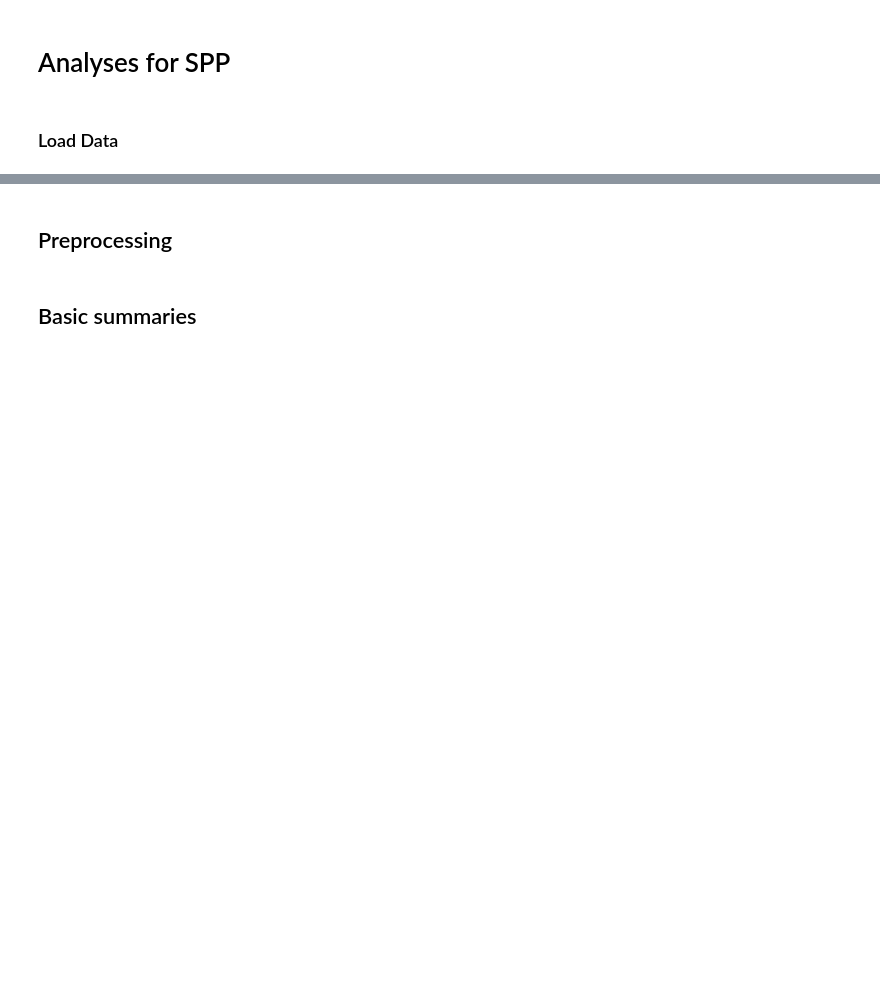
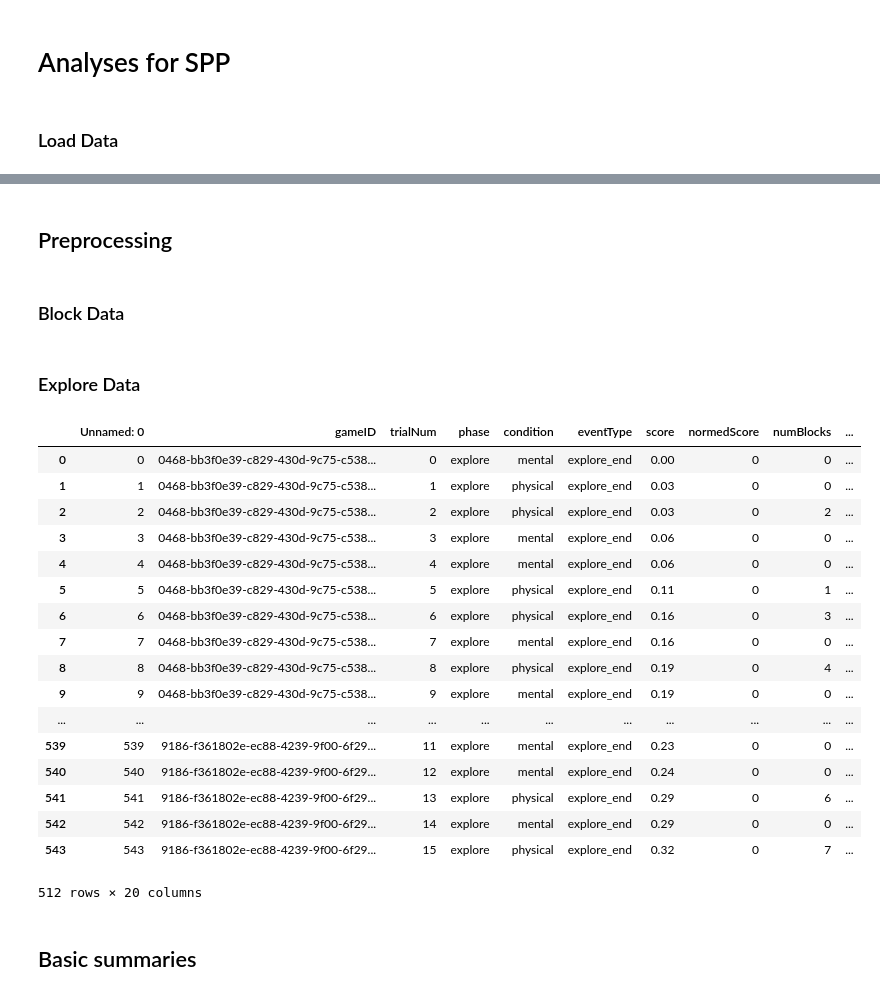
Before and after one commit to cogtoolslab/block_construction, a Jupyter notebook: analysis/will/block_silhouette_SPP2020.ipynb, the cells around one changed output, grey strips where cells are left out. Cells and saved outputs as stored; diff of their text form; code cells hidden in the pictures; blank space fills up the shorter version.

```diff
--- a/analysis/will/block_silhouette_SPP2020.ipynb
+++ b/analysis/will/block_silhouette_SPP2020.ipynb
@@ -90,3 +90,7 @@ dfs = dfs[~dfs.gameID.isin(low_scores)]
+# %% [markdown]
+## Preprocessing
+# %% [markdown]
+### Block Data
 # %%
 # Add a condition for physical with 0 actions
 dfs['extendedCondition'] = dfs['condition']
@@ -103,8 +107,29 @@ dfs['time_bin'] = np.round_(dfs['timePlaced']/10000)*10000
 
 dfs_build = dfs[dfs.phase == 'build']
 dfs_explore = dfs[dfs.phase == 'explore']
-# %% [markdown]
-## Preprocessing
+# %% [markdown]
+### Explore Data
+# %%
+dfe
+# %% [output]
+|  | Unnamed: 0 | gameID | trialNum | phase | condition | eventType | score | normedScore | numBlocks | ... |
+| 0 | 0 | 0468-bb3f0e39-c829-430d-9c75-c538... | 0 | explore | mental | explore_end | 0.00 | 0 | 0 | ... |
+| 1 | 1 | 0468-bb3f0e39-c829-430d-9c75-c538... | 1 | explore | physical | explore_end | 0.03 | 0 | 0 | ... |
+| 2 | 2 | 0468-bb3f0e39-c829-430d-9c75-c538... | 2 | explore | physical | explore_end | 0.03 | 0 | 2 | ... |
+| 3 | 3 | 0468-bb3f0e39-c829-430d-9c75-c538... | 3 | explore | mental | explore_end | 0.06 | 0 | 0 | ... |
+| 4 | 4 | 0468-bb3f0e39-c829-430d-9c75-c538... | 4 | explore | mental | explore_end | 0.06 | 0 | 0 | ... |
+| 5 | 5 | 0468-bb3f0e39-c829-430d-9c75-c538... | 5 | explore | physical | explore_end | 0.11 | 0 | 1 | ... |
+| 6 | 6 | 0468-bb3f0e39-c829-430d-9c75-c538... | 6 | explore | physical | explore_end | 0.16 | 0 | 3 | ... |
+| 7 | 7 | 0468-bb3f0e39-c829-430d-9c75-c538... | 7 | explore | mental | explore_end | 0.16 | 0 | 0 | ... |
+| 8 | 8 | 0468-bb3f0e39-c829-430d-9c75-c538... | 8 | explore | physical | explore_end | 0.19 | 0 | 4 | ... |
+| 9 | 9 | 0468-bb3f0e39-c829-430d-9c75-c538... | 9 | explore | mental | explore_end | 0.19 | 0 | 0 | ... |
+| ... | ... | ... | ... | ... | ... | ... | ... | ... | ... | ... |
+| 539 | 539 | 9186-f361802e-ec88-4239-9f00-6f29... | 11 | explore | mental | explore_end | 0.23 | 0 | 0 | ... |
+| 540 | 540 | 9186-f361802e-ec88-4239-9f00-6f29... | 12 | explore | mental | explore_end | 0.24 | 0 | 0 | ... |
+| 541 | 541 | 9186-f361802e-ec88-4239-9f00-6f29... | 13 | explore | physical | explore_end | 0.29 | 0 | 6 | ... |
+| 542 | 542 | 9186-f361802e-ec88-4239-9f00-6f29... | 14 | explore | mental | explore_end | 0.29 | 0 | 0 | ... |
+| 543 | 543 | 9186-f361802e-ec88-4239-9f00-6f29... | 15 | explore | physical | explore_end | 0.32 | 0 | 7 | ... |
+512 rows × 20 columns
 # %% [markdown]
 ## Basic summaries
 # %% [markdown]
```
Also changed, not shown: parts of 7 cells of this notebook, 1 other file.
